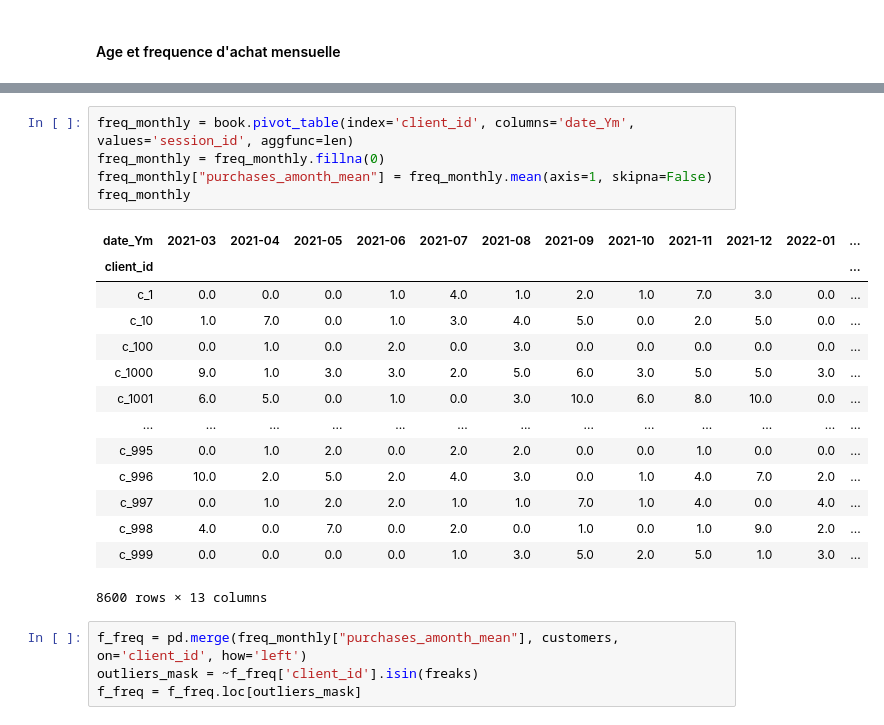
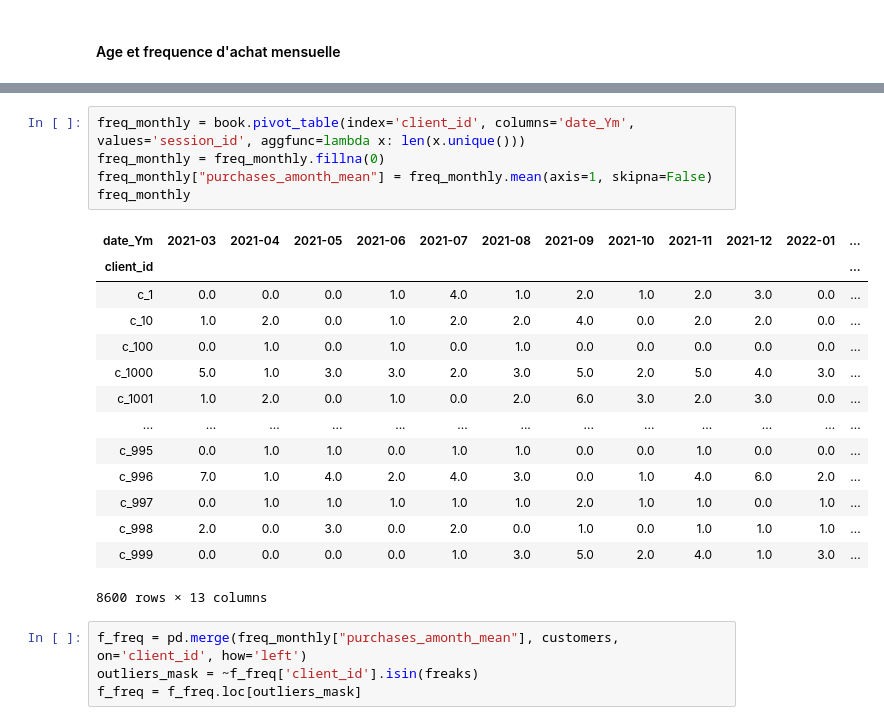
Before and after one commit to Sh4mSh4m/OCR_DA_proj4, a Jupyter notebook: Projet 4 - Analysez les ventes de votre entreprise.ipynb, the cells around one changed output, grey strips where cells are left out. Saved outputs shown, nothing was run; the diff lists cells and outputs as text.

```diff
--- a/Projet 4 - Analysez les ventes de votre entreprise.ipynb
+++ b/Projet 4 - Analysez les ventes de votre entreprise.ipynb
@@ -1239,22 +1436,22 @@ plt.plot(f_basket["age"], f_basket["price"],'o', alpha=0.5)
 # %%
-freq_monthly = book.pivot_table(index='client_id', columns='date_Ym', values='session_id', aggfunc=len)
+freq_monthly = book.pivot_table(index='client_id', columns='date_Ym', values='session_id', aggfunc=lambda x: len(x.unique()))
 freq_monthly = freq_monthly.fillna(0)
 freq_monthly["purchases_amonth_mean"] = freq_monthly.mean(axis=1, skipna=False)
 freq_monthly
 # %% [output]
 | date_Ym | 2021-03 | 2021-04 | 2021-05 | 2021-06 | 2021-07 | 2021-08 | 2021-09 | 2021-10 | 2021-11 | 2021-12 | 2022-01 | ... |
 | client_id |  |  |  |  |  |  |  |  |  |  |  | ... |
-| c_1 | 0.0 | 0.0 | 0.0 | 1.0 | 4.0 | 1.0 | 2.0 | 1.0 | 7.0 | 3.0 | 0.0 | ... |
-| c_10 | 1.0 | 7.0 | 0.0 | 1.0 | 3.0 | 4.0 | 5.0 | 0.0 | 2.0 | 5.0 | 0.0 | ... |
-| c_100 | 0.0 | 1.0 | 0.0 | 2.0 | 0.0 | 3.0 | 0.0 | 0.0 | 0.0 | 0.0 | 0.0 | ... |
-| c_1000 | 9.0 | 1.0 | 3.0 | 3.0 | 2.0 | 5.0 | 6.0 | 3.0 | 5.0 | 5.0 | 3.0 | ... |
-| c_1001 | 6.0 | 5.0 | 0.0 | 1.0 | 0.0 | 3.0 | 10.0 | 6.0 | 8.0 | 10.0 | 0.0 | ... |
+| c_1 | 0.0 | 0.0 | 0.0 | 1.0 | 4.0 | 1.0 | 2.0 | 1.0 | 2.0 | 3.0 | 0.0 | ... |
+| c_10 | 1.0 | 2.0 | 0.0 | 1.0 | 2.0 | 2.0 | 4.0 | 0.0 | 2.0 | 2.0 | 0.0 | ... |
+| c_100 | 0.0 | 1.0 | 0.0 | 1.0 | 0.0 | 1.0 | 0.0 | 0.0 | 0.0 | 0.0 | 0.0 | ... |
+| c_1000 | 5.0 | 1.0 | 3.0 | 3.0 | 2.0 | 3.0 | 5.0 | 2.0 | 5.0 | 4.0 | 3.0 | ... |
+| c_1001 | 1.0 | 2.0 | 0.0 | 1.0 | 0.0 | 2.0 | 6.0 | 3.0 | 2.0 | 3.0 | 0.0 | ... |
 | ... | ... | ... | ... | ... | ... | ... | ... | ... | ... | ... | ... | ... |
-| c_995 | 0.0 | 1.0 | 2.0 | 0.0 | 2.0 | 2.0 | 0.0 | 0.0 | 1.0 | 0.0 | 0.0 | ... |
-| c_996 | 10.0 | 2.0 | 5.0 | 2.0 | 4.0 | 3.0 | 0.0 | 1.0 | 4.0 | 7.0 | 2.0 | ... |
-| c_997 | 0.0 | 1.0 | 2.0 | 2.0 | 1.0 | 1.0 | 7.0 | 1.0 | 4.0 | 0.0 | 4.0 | ... |
-| c_998 | 4.0 | 0.0 | 7.0 | 0.0 | 2.0 | 0.0 | 1.0 | 0.0 | 1.0 | 9.0 | 2.0 | ... |
-| c_999 | 0.0 | 0.0 | 0.0 | 0.0 | 1.0 | 3.0 | 5.0 | 2.0 | 5.0 | 1.0 | 3.0 | ... |
+| c_995 | 0.0 | 1.0 | 1.0 | 0.0 | 1.0 | 1.0 | 0.0 | 0.0 | 1.0 | 0.0 | 0.0 | ... |
+| c_996 | 7.0 | 1.0 | 4.0 | 2.0 | 4.0 | 3.0 | 0.0 | 1.0 | 4.0 | 6.0 | 2.0 | ... |
+| c_997 | 0.0 | 1.0 | 1.0 | 1.0 | 1.0 | 1.0 | 2.0 | 1.0 | 1.0 | 0.0 | 1.0 | ... |
+| c_998 | 2.0 | 0.0 | 3.0 | 0.0 | 2.0 | 0.0 | 1.0 | 0.0 | 1.0 | 1.0 | 1.0 | ... |
+| c_999 | 0.0 | 0.0 | 0.0 | 0.0 | 1.0 | 3.0 | 5.0 | 2.0 | 4.0 | 1.0 | 3.0 | ... |
 8600 rows × 13 columns
 # %%
 f_freq = pd.merge(freq_monthly["purchases_amonth_mean"], customers, on='client_id', how='left')
```
Also changed, not shown: parts of 38 cells of this notebook.
